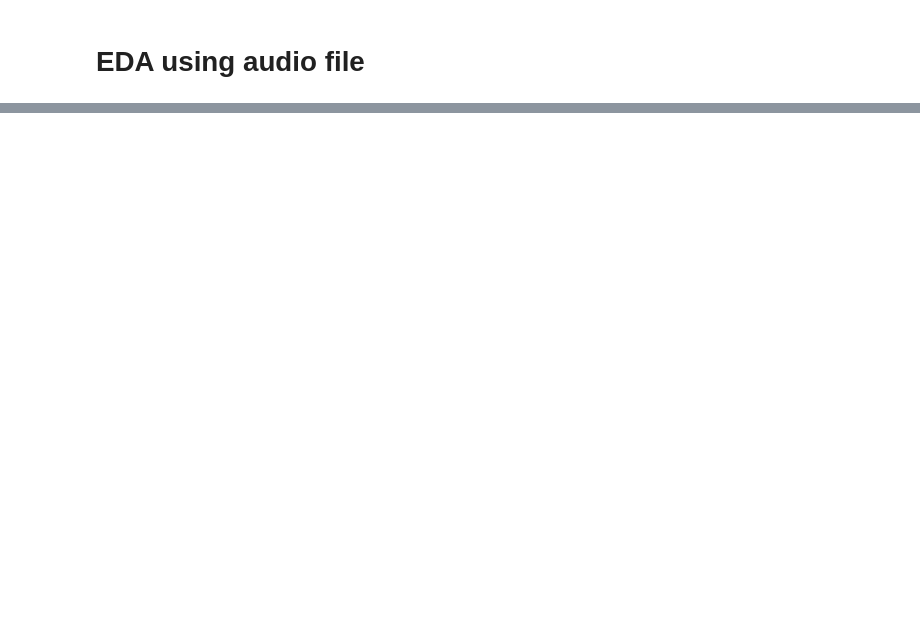
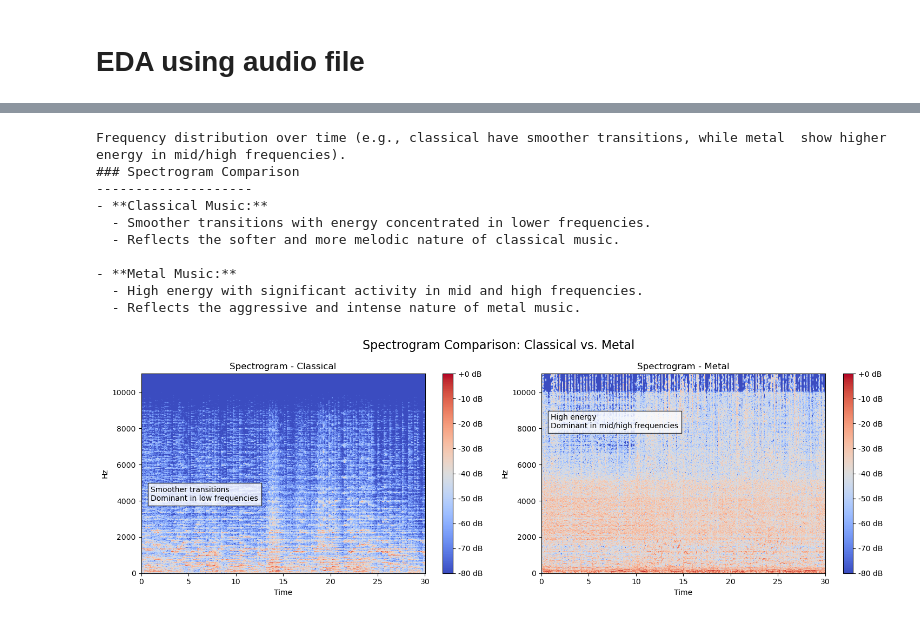
Before and after one commit to rajanhans/SDS-CP018-music-classifier, a Jupyter notebook: notebooks/rajat-thakur/rajat-music-classifier.ipynb, the cells around one changed output, grey strips where cells are left out. Cells and saved outputs as stored; diff of their text form; code cells hidden in the pictures; blank space fills up the shorter version.

```diff
--- a/notebooks/rajat-thakur/rajat-music-classifier.ipynb
+++ b/notebooks/rajat-thakur/rajat-music-classifier.ipynb
@@ -106,0 +194,55 @@ sns.countplot(x="label", data=features_30_sec)
+# %%
+import numpy as np
+
+print('Frequency distribution over time (e.g., classical have smoother transitions, while metal  show higher energy in mid/high frequencies).')
+print("### Spectrogram Comparison")
+print("-" * 20)  # Print a line of dashes for visual separation
+print("- **Classical Music:**")
+print("  - Smoother transitions with energy concentrated in lower frequencies.")
+print("  - Reflects the softer and more melodic nature of classical music.")
+print("")  # Print an empty line for better readability
+print("- **Metal Music:**")
+print("  - High energy with significant activity in mid and high frequencies.")
+print("  - Reflects the aggressive and intense nature of metal music.")
+
+# Compute spectrogram for classical
+S_classical = librosa.stft(audio_data) # Short-time Fourier transform
+S_db_classical = librosa.amplitude_to_db(np.abs(S_classical), ref=np.max)
+
+# Compute spectrogram for metal
+S_metal = librosa.stft(audio_data_metal)
+S_db_metal = librosa.amplitude_to_db(np.abs(S_metal), ref=np.max)
+
+# Plot spectrograms side by side
+plt.figure(figsize=(15, 5))
+plt.suptitle('Spectrogram Comparison: Classical vs. Metal', fontsize=16, y=0.98)
+
+
+plt.subplot(1, 2, 1)
+librosa.display.specshow(S_db_classical, sr=sampling_rate, x_axis='time', y_axis='hz', cmap='coolwarm')
+plt.colorbar(format='%+2.0f dB')
+plt.title('Spectrogram - Classical')
+plt.text(1, 4000, 'Smoother transitions\nDominant in low frequencies', fontsize=10,
+         bbox=dict(facecolor='white', alpha=0.8))
+
+plt.subplot(1, 2, 2)
+librosa.display.specshow(S_db_metal, sr=sampling_rate_metal, x_axis='time', y_axis='hz', cmap='coolwarm')
+plt.colorbar(format='%+2.0f dB')
+plt.title('Spectrogram - Metal')
+plt.text(1, 8000, 'High energy\nDominant in mid/high frequencies', fontsize=10,
+         bbox=dict(facecolor='white', alpha=0.8))
+
+plt.tight_layout()
+plt.show()
+# %% [output]
+Frequency distribution over time (e.g., classical have smoother transitions, while metal  show higher energy in mid/high frequencies).
+### Spectrogram Comparison
+--------------------
+- **Classical Music:**
+  - Smoother transitions with energy concentrated in lower frequencies.
+  - Reflects the softer and more melodic nature of classical music.
+
+- **Metal Music:**
+  - High energy with significant activity in mid and high frequencies.
+  - Reflects the aggressive and intense nature of metal music.
+[figure, added]
```
Also changed, not shown: parts of 16 cells of this notebook.
